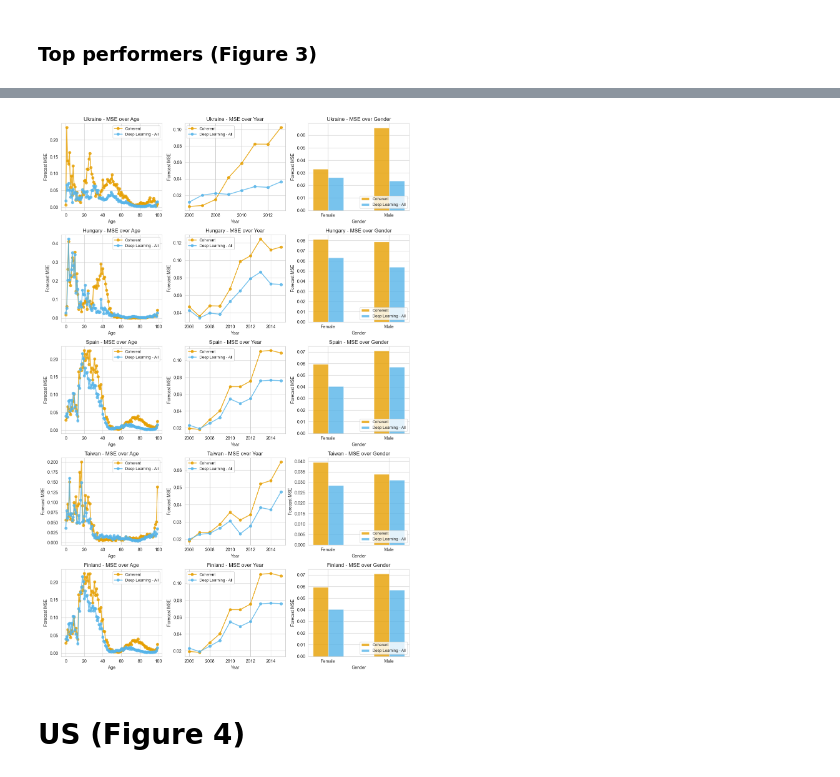
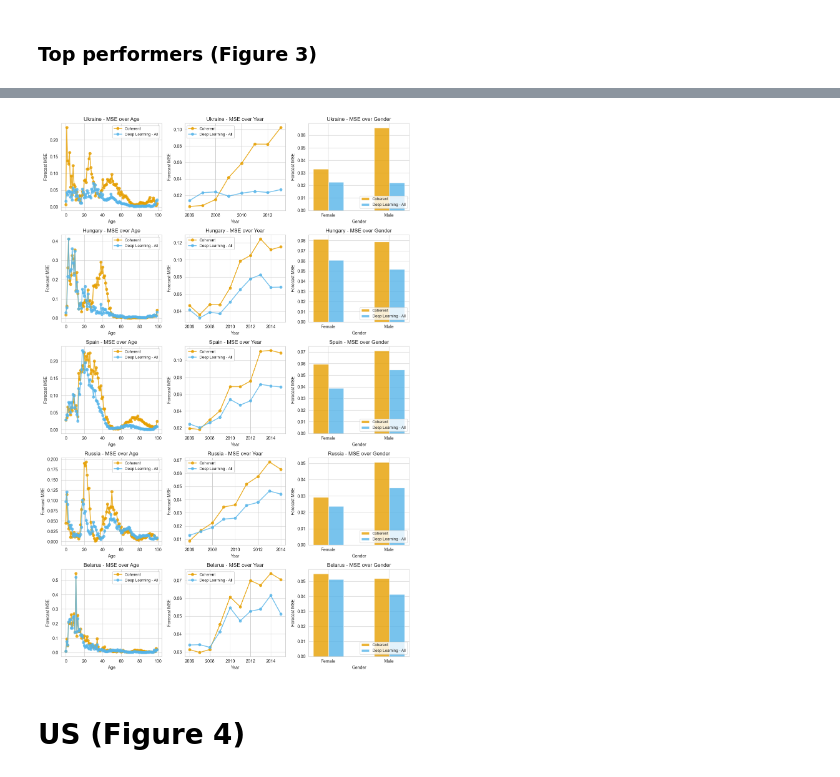
Before and after one commit to paigenpark/deep-mort, a Jupyter notebook: code/create_robust_figures.ipynb, the cells around one changed output, grey strips where cells are left out. Drawn from its saved outputs; the diff is of its cells as text; code cells hidden in the pictures.

```diff
--- a/code/create_robust_figures.ipynb
+++ b/code/create_robust_figures.ipynb
@@ -24,13 +24,13 @@ importlib.reload(evaluation_functions)
 state_training = np.loadtxt('../data/state_training.txt')
 state_test = np.loadtxt('../data/state_test.txt')
 # %%
-country_training = np.loadtxt('../data/country_training_new.txt')
-country_test = np.loadtxt('../data/country_test_new.txt')
+country_training = np.loadtxt('../data/country_training.txt')
+country_test = np.loadtxt('../data/country_test.txt')
 # %%
-combined_training = np.loadtxt('../data/combined_training_new.txt')
-combined_test = np.loadtxt('../data/combined_test_new.txt')
+combined_training = np.loadtxt('../data/combined_training.txt')
+combined_test = np.loadtxt('../data/combined_test.txt')
 # %%
-geos_key = np.load('../data/geos_key_new.npy')
+geos_key = np.load('../data/geos_key.npy')
 geo_dict = {int(code): geo for geo, code in geos_key}
 # %%
 # convert actual test data to log scale
@@ -46,12 +46,12 @@ combined_test[:,4] = np.log(combined_test[:,4])
 # DL predictions - trained on all countries
 dl_test_pred = []
 for i in range(1,6):
-    dl_test_pred.append(np.loadtxt(f"../data/dl_country_forecast{i}.txt"))
+    dl_test_pred.append(np.loadtxt(f"../data/dl_country_forecast_{i}.txt"))
 
 # LC predictions
 lc_test_pred = []
 for i in range(1,6):
-    lc_test_pred_temp = np.loadtxt(f"../data/lc_forecast{i}.csv", delimiter=",")
+    lc_test_pred_temp = np.loadtxt(f"../data/lc_forecast_{i}.csv", delimiter=",")
     lc_test_pred_temp = lc_test_pred_temp[np.lexsort((lc_test_pred_temp[:, 1], lc_test_pred_temp[:, 3], lc_test_pred_temp[:, 2], lc_test_pred_temp[:, 0]))]
     lc_test_pred_temp[:,4][lc_test_pred_temp[:,4] == 0] = 9e-06
     lc_test_pred_temp[:,4] = np.log(lc_test_pred_temp[:,4])
@@ -60,7 +60,7 @@ for i in range(1,6):
 # hyndman-ullah predictions
 hu_test_pred = []
 for i in range(1,6):
-    hu_test_pred_temp = np.loadtxt(f"../data/hu_forecast{i}.csv", delimiter=",")
+    hu_test_pred_temp = np.loadtxt(f"../data/hu_forecast_{i}.csv", delimiter=",")
     hu_test_pred_temp = hu_test_pred_temp[np.lexsort((hu_test_pred_temp[:, 1], hu_test_pred_temp[:, 3], hu_test_pred_temp[:, 2], hu_test_pred_temp[:, 0]))]
     hu_test_pred_temp[:,4][hu_test_pred_temp[:,4] == 0] = 9e-06
     hu_test_pred_temp[:,4] = np.log(hu_test_pred_temp[:,4])
@@ -69,7 +69,7 @@ for i in range(1,6):
 # coherent predictions
 c_test_pred = []
 for i in range(1,6):
-    c_test_pred_temp = np.loadtxt(f"../data/coherent_forecast_test_{i}.csv", delimiter=",")
+    c_test_pred_temp = np.loadtxt(f"../data/coherent_forecast_{i}.csv", delimiter=",")
     c_test_pred_temp = c_test_pred_temp[np.lexsort((c_test_pred_temp[:, 1], c_test_pred_temp[:, 3], c_test_pred_temp[:, 2], c_test_pred_temp[:, 0]))]
     c_test_pred_temp[:,4][c_test_pred_temp[:,4] == 0] = 9e-06
     c_test_pred_temp[:,4] = np.log(c_test_pred_temp[:,4])
@@ -78,7 +78,7 @@ for i in range(1,6):
 # DL predictions - trained on all countries and states
 combined_test_pred = []
 for i in range(1,6):
-    combined_test_pred.append(np.loadtxt(f"../data/combined_test_predictions{i}.txt"))
+    combined_test_pred.append(np.loadtxt(f"../data/dl_combined_forecast_{i}.txt"))
 # %%
 geo_dict_countries_only = dict(list(geo_dict.items())[-40:])
 # %%
@@ -453,7 +536,7 @@ def compute_avg_mses(country_index, feature_index):
 
     return avg_mses
 
-countries = {"Ukraine": 38, "Hungary": 19, "Spain": 11, "Taiwan": 37, "Finland": 11}
+countries = {"Ukraine": 38, "Hungary": 19, "Spain": 11, "Russia": 33, "Belarus": 2}
 features = {"Age": 3, "Year": 2, "Gender": 1}  # Note: "Gender" has feature_index = 1
 
 fig, axes = plt.subplots(5, 3, figsize=(12, 18), sharey=False)
@@ -461,34 +544,34 @@ axes = axes.flatten()
 
 for idx, (country_name, country_index) in enumerate(countries.items()):
     for jdx, (feature_name, feature_index) in enumerate(features.items()):
         avg_mses = compute_avg_mses(country_index, feature_index)
         ax = axes[idx * len(features) + jdx]  # Corrected indexing
 
         for i, (label, data) in enumerate(avg_mses.items()):
             keys, values = zip(*sorted(data.items()))
 
             if feature_index == 1:  # Gender (categorical)
                 x = np.arange(len(keys)) + i * 0.25  # offset bars
                 ax.bar(x, values, width=0.25, label=label, alpha=0.8, color=palette[i])
                 gender_labels = ['Female' if k == 0 else 'Male' for k in keys]
                 ax.set_xticks(np.arange(len(keys)) + 0.12)
                 ax.set_xticklabels(gender_labels)
                 ax.legend(fontsize=9, loc='lower right', frameon=True)
             else:
                 ax.plot(keys, values, label=label, linestyle='-', marker='o',
                         linewidth=2, alpha=0.8, color=palette[i])
                 ax.legend(fontsize=9, loc='best', frameon=True)
 
         ax.set_title(f"{country_name} - MSE over {feature_name}")
         ax.set_xlabel(feature_name)
         ax.set_ylabel("Forecast MSE")
 
 
 plt.tight_layout()
 plt.savefig("../results/top_6x3_july.pdf", format="pdf", bbox_inches="tight")
 plt.show()
 # %% [output]
-[figure, old version]
+[figure, new version]
 # %% [markdown]
 # US (Figure 4)
 # %%
```
Also changed, not shown: parts of 6 cells of this notebook, 26 other files.
